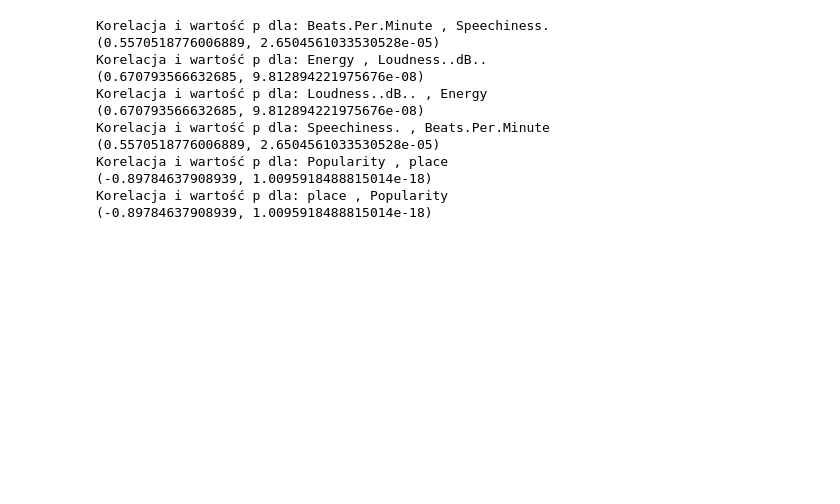
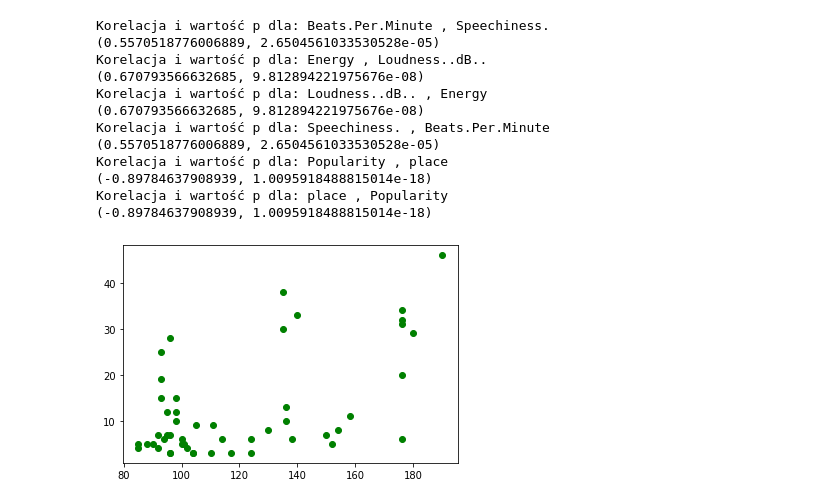
Before and after one commit to sageroe/Data_analysis, a Jupyter notebook: Raport.ipynb, the cells around one changed output. Cells and saved outputs as stored; diff of their text form; code cells hidden in the pictures; blank space fills up the shorter version.

```diff
--- a/Raport.ipynb
+++ b/Raport.ipynb
@@ -297,3 +295,10 @@ Korelacja i wartość p dla: place , Popularity
 # %%
 #powyżej widzimy, że dosyć spora korelacja jest między Energy i Loudness, Beats.Per.Minute i Speechiness,
 #Popularity i place się nie liczy tutaj bo place sam stworzyłem
+
+x = data["Beats.Per.Minute"]
+y = data['Speechiness.']
+plt.plot(x,y, "go")
+plt.show()
+# %% [output]
+[figure, added]
```
Also changed, not shown: parts of 8 cells of this notebook.
